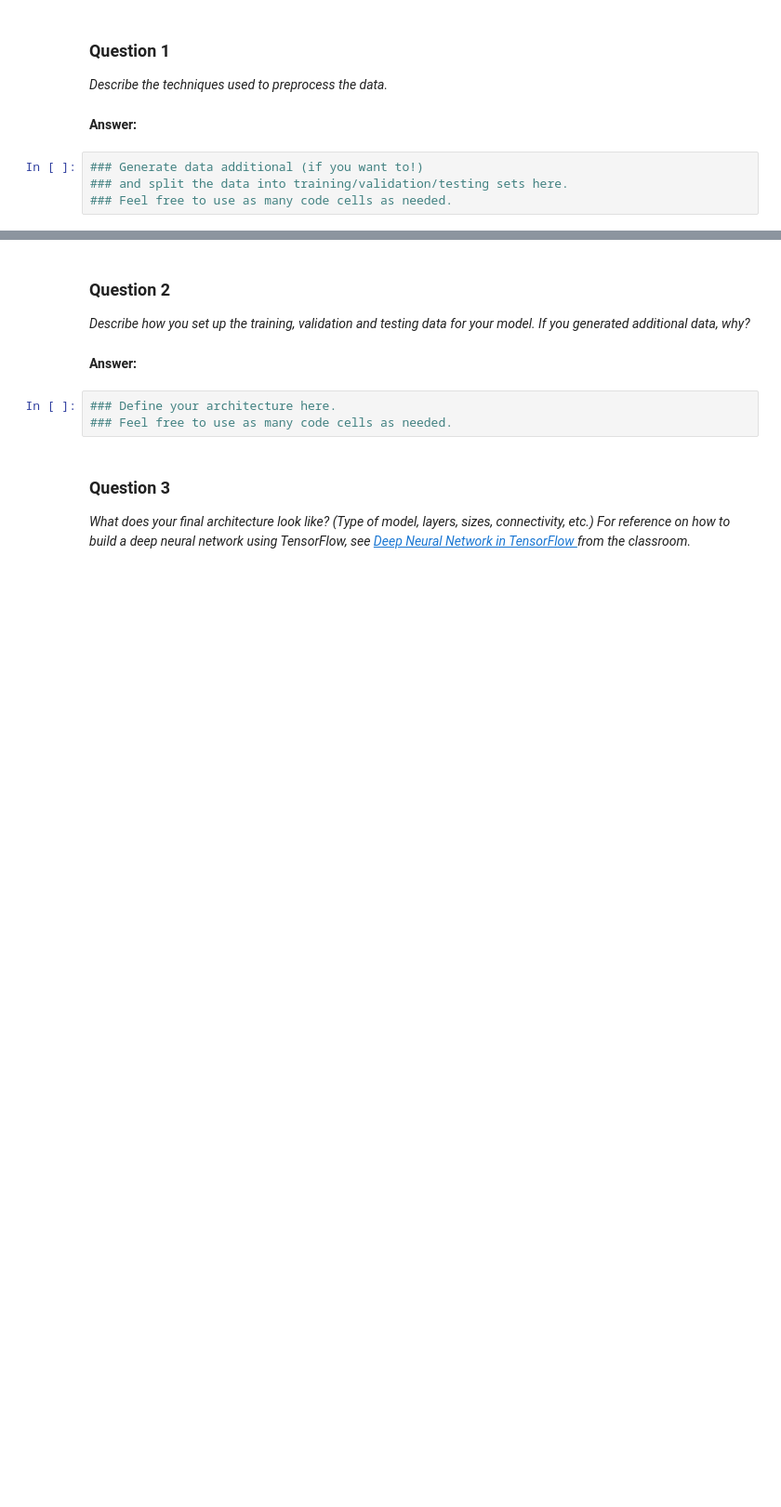
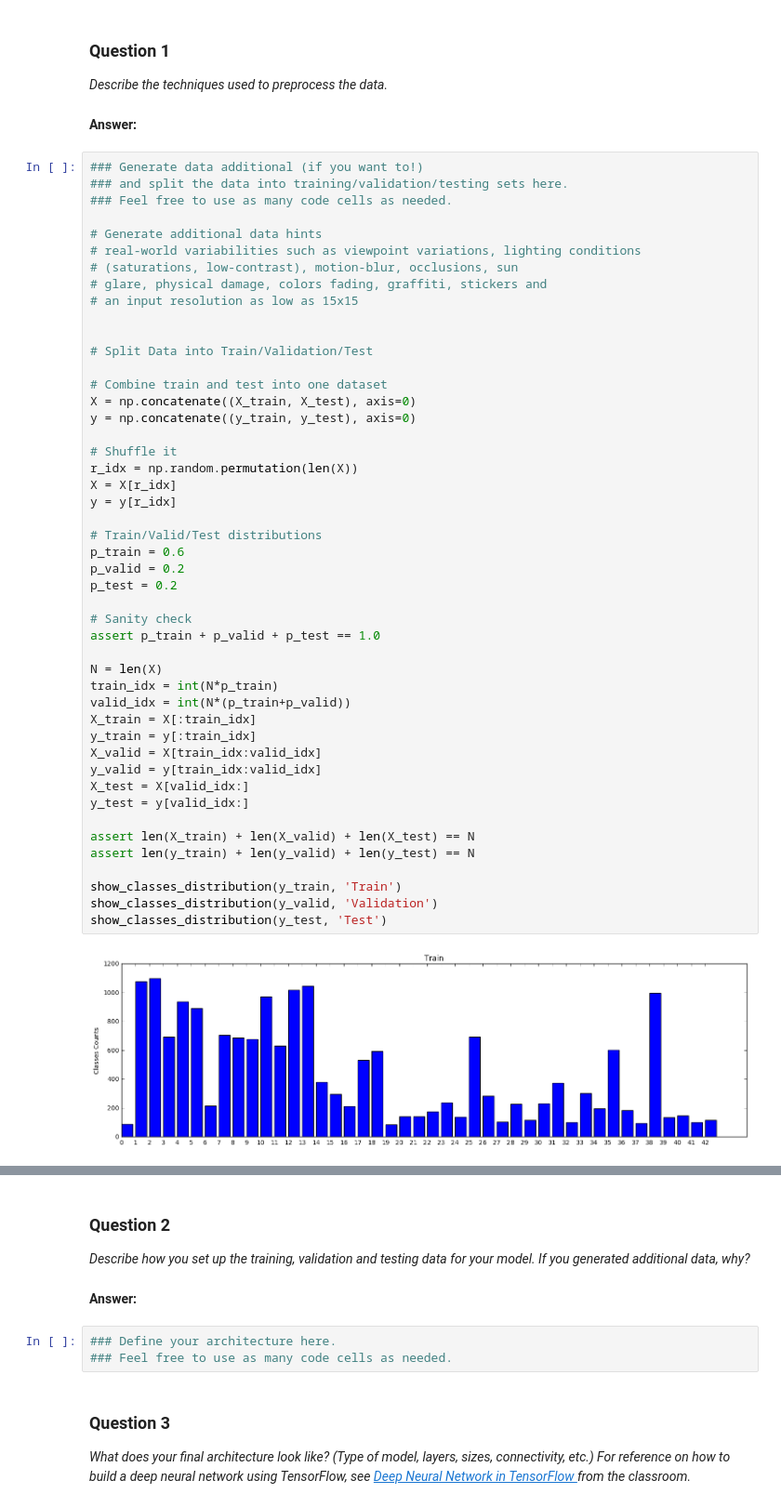
Before and after one commit to bexcite/traffic-signs, a Jupyter notebook: Traffic_Signs_Recognition.ipynb, the cells around one changed output, grey strips where cells are left out. Shown at 93% size. Cells and saved outputs as stored; diff of their text form; blank space fills up the shorter version.

```diff
--- a/Traffic_Signs_Recognition.ipynb
+++ b/Traffic_Signs_Recognition.ipynb
@@ -192,7 +197,52 @@ for n, img in enumerate(gray_samples):
 _Describe the techniques used to preprocess the data._
 # %% [markdown]
 **Answer:**
-# %%
-### Generate data additional (if you want to!)
-### and split the data into training/validation/testing sets here.
-### Feel free to use as many code cells as needed.
+# %%
+### Generate data additional (if you want to!)
+### and split the data into training/validation/testing sets here.
+### Feel free to use as many code cells as needed.
+
+# Generate additional data hints
+# real-world variabilities such as viewpoint variations, lighting conditions
+# (saturations, low-contrast), motion-blur, occlusions, sun
+# glare, physical damage, colors fading, graffiti, stickers and
+# an input resolution as low as 15x15
+
+
+# Split Data into Train/Validation/Test
+
+# Combine train and test into one dataset
+X = np.concatenate((X_train, X_test), axis=0)
+y = np.concatenate((y_train, y_test), axis=0)
+
+# Shuffle it
+r_idx = np.random.permutation(len(X))
+X = X[r_idx]
+y = y[r_idx]
+
+# Train/Valid/Test distributions
+p_train = 0.6
+p_valid = 0.2
+p_test = 0.2
+
+# Sanity check
+assert p_train + p_valid + p_test == 1.0
+
+N = len(X)
+train_idx = int(N*p_train)
+valid_idx = int(N*(p_train+p_valid))
+X_train = X[:train_idx]
+y_train = y[:train_idx]
+X_valid = X[train_idx:valid_idx]
+y_valid = y[train_idx:valid_idx]
+X_test = X[valid_idx:]
+y_test = y[valid_idx:]
+
+assert len(X_train) + len(X_valid) + len(X_test) == N
+assert len(y_train) + len(y_valid) + len(y_test) == N
+
+show_classes_distribution(y_train, 'Train')
+show_classes_distribution(y_valid, 'Validation')
+show_classes_distribution(y_test, 'Test')
+# %% [output]
+[figure, added]
```
Also changed, not shown: parts of 3 cells of this notebook.
